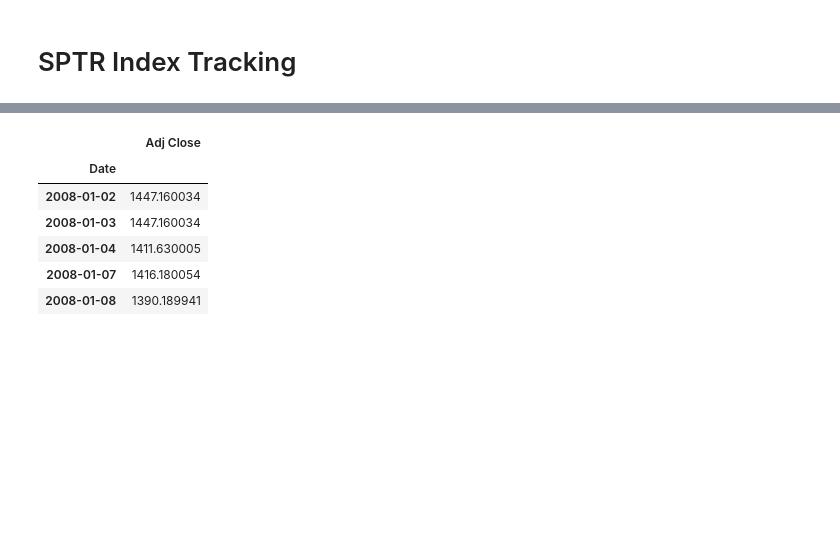
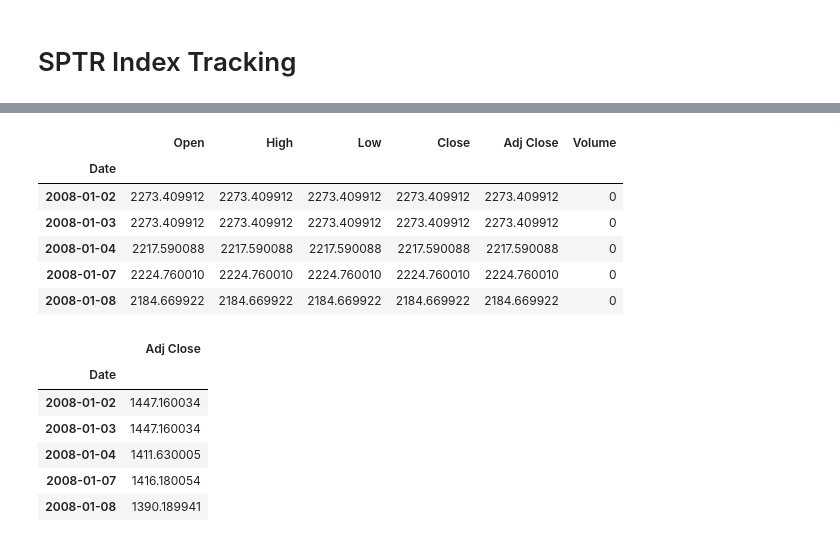
Before and after one commit to IceCreammm/MRP, a Jupyter notebook: MRP_Production.ipynb, the cells around one changed output, grey strips where cells are left out. Saved outputs shown, nothing was run; the diff lists cells and outputs as text; code cells hidden in the pictures; blank space fills up the shorter version.

```diff
--- a/MRP_Production.ipynb
+++ b/MRP_Production.ipynb
@@ -905,3 +887,13 @@ SPTR = web.DataReader('^SP500TR', 'yahoo', '2008-01-02', '2018-01-31')
+# %%
+SPTR.head()
+# %% [output]
+|  | Open | High | Low | Close | Adj Close | Volume |
+| Date |  |  |  |  |  |  |
+| 2008-01-02 | 2273.409912 | 2273.409912 | 2273.409912 | 2273.409912 | 2273.409912 | 0 |
+| 2008-01-03 | 2273.409912 | 2273.409912 | 2273.409912 | 2273.409912 | 2273.409912 | 0 |
+| 2008-01-04 | 2217.590088 | 2217.590088 | 2217.590088 | 2217.590088 | 2217.590088 | 0 |
+| 2008-01-07 | 2224.760010 | 2224.760010 | 2224.760010 | 2224.760010 | 2224.760010 | 0 |
+| 2008-01-08 | 2184.669922 | 2184.669922 | 2184.669922 | 2184.669922 | 2184.669922 | 0 |
 # %%
 GSPC.head()
 # %% [output]
```
Also changed, not shown: parts of 3 cells of this notebook, 3 other files.
